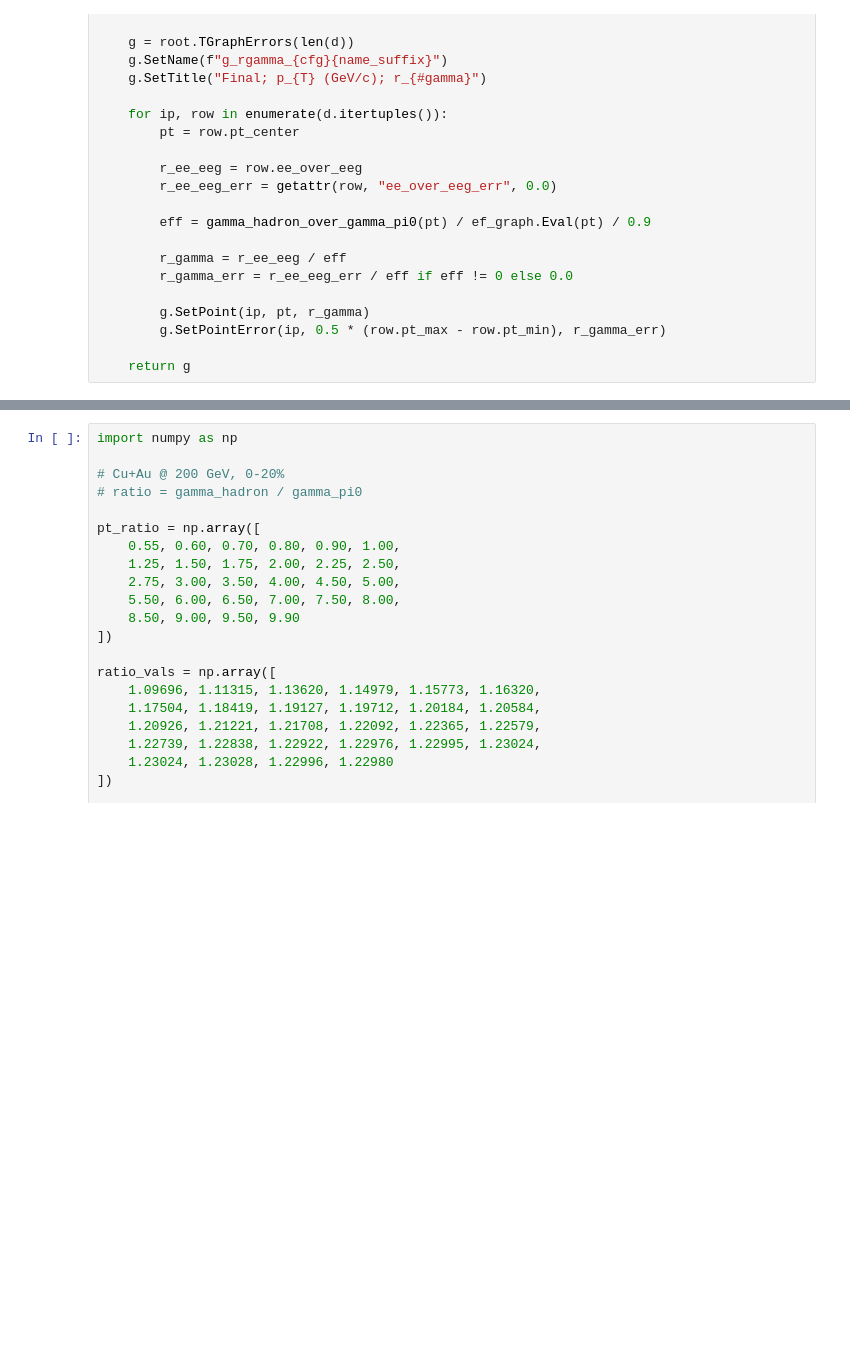
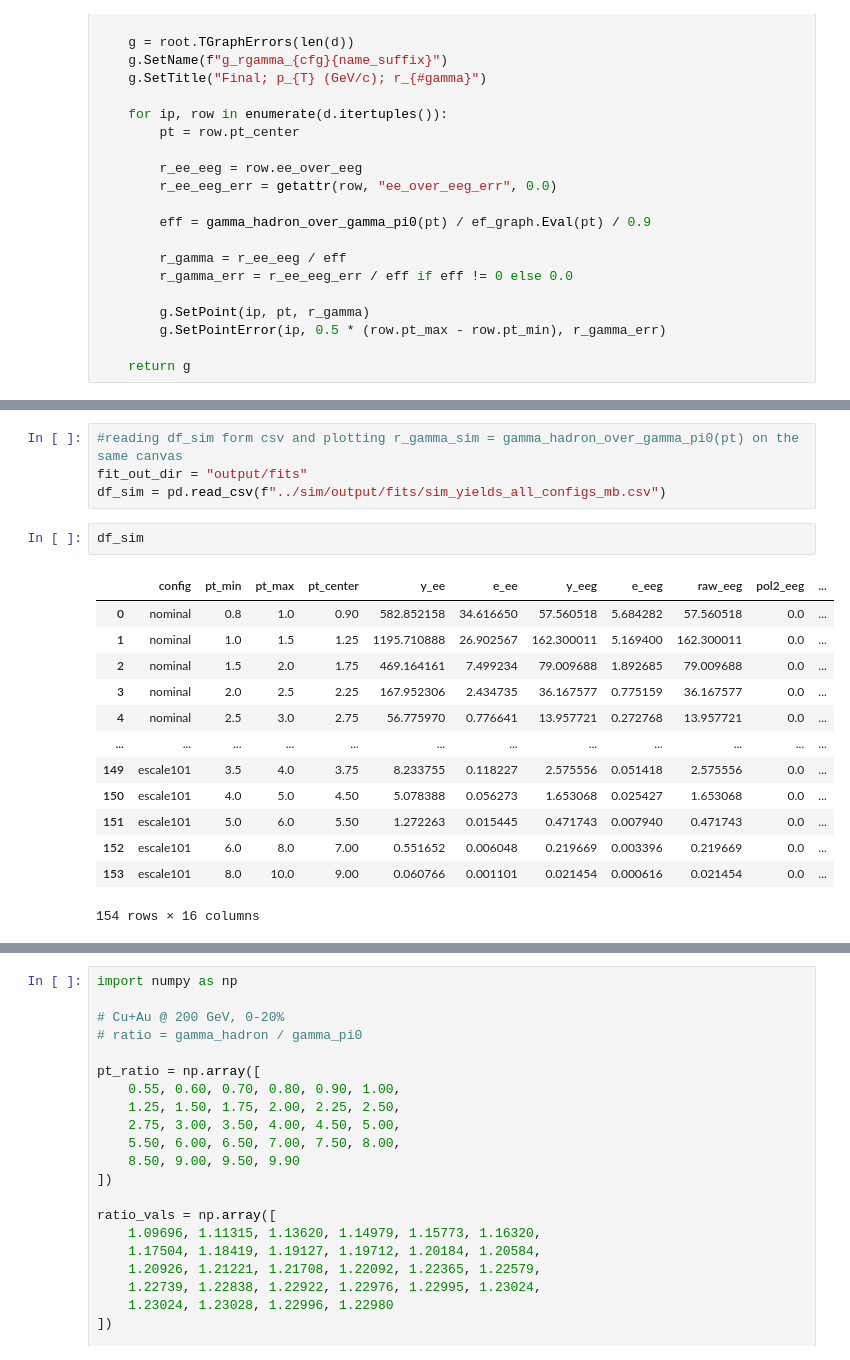
Before and after one commit to mcyoren/DirectPhotonsCuAu, a Jupyter notebook: real/ratio.ipynb, the cells around one changed output, grey strips where cells are left out. Saved outputs shown, nothing was run; the diff lists cells and outputs as text; blank space fills up the shorter version.

```diff
--- a/real/ratio.ipynb
+++ b/real/ratio.ipynb
@@ -1631,3 +1631,23 @@ leg.Draw()
 c_final.Draw()
 # %% [output]
 [interactive output not drawn]
+# %%
+#reading df_sim form csv and plotting r_gamma_sim = gamma_hadron_over_gamma_pi0(pt) on the same canvas
+fit_out_dir = "output/fits"
+df_sim = pd.read_csv(f"../sim/output/fits/sim_yields_all_configs_mb.csv")
+# %%
+df_sim
+# %% [output]
+|  | config | pt_min | pt_max | pt_center | y_ee | e_ee | y_eeg | e_eeg | raw_eeg | pol2_eeg | ... |
+| 0 | nominal | 0.8 | 1.0 | 0.90 | 582.852158 | 34.616650 | 57.560518 | 5.684282 | 57.560518 | 0.0 | ... |
+| 1 | nominal | 1.0 | 1.5 | 1.25 | 1195.710888 | 26.902567 | 162.300011 | 5.169400 | 162.300011 | 0.0 | ... |
+| 2 | nominal | 1.5 | 2.0 | 1.75 | 469.164161 | 7.499234 | 79.009688 | 1.892685 | 79.009688 | 0.0 | ... |
+| 3 | nominal | 2.0 | 2.5 | 2.25 | 167.952306 | 2.434735 | 36.167577 | 0.775159 | 36.167577 | 0.0 | ... |
+| 4 | nominal | 2.5 | 3.0 | 2.75 | 56.775970 | 0.776641 | 13.957721 | 0.272768 | 13.957721 | 0.0 | ... |
+| ... | ... | ... | ... | ... | ... | ... | ... | ... | ... | ... | ... |
+| 149 | escale101 | 3.5 | 4.0 | 3.75 | 8.233755 | 0.118227 | 2.575556 | 0.051418 | 2.575556 | 0.0 | ... |
+| 150 | escale101 | 4.0 | 5.0 | 4.50 | 5.078388 | 0.056273 | 1.653068 | 0.025427 | 1.653068 | 0.0 | ... |
+| 151 | escale101 | 5.0 | 6.0 | 5.50 | 1.272263 | 0.015445 | 0.471743 | 0.007940 | 0.471743 | 0.0 | ... |
+| 152 | escale101 | 6.0 | 8.0 | 7.00 | 0.551652 | 0.006048 | 0.219669 | 0.003396 | 0.219669 | 0.0 | ... |
+| 153 | escale101 | 8.0 | 10.0 | 9.00 | 0.060766 | 0.001101 | 0.021454 | 0.000616 | 0.021454 | 0.0 | ... |
+154 rows × 16 columns
```
Also changed, not shown: parts of 26 cells of this notebook, 6 other files.
